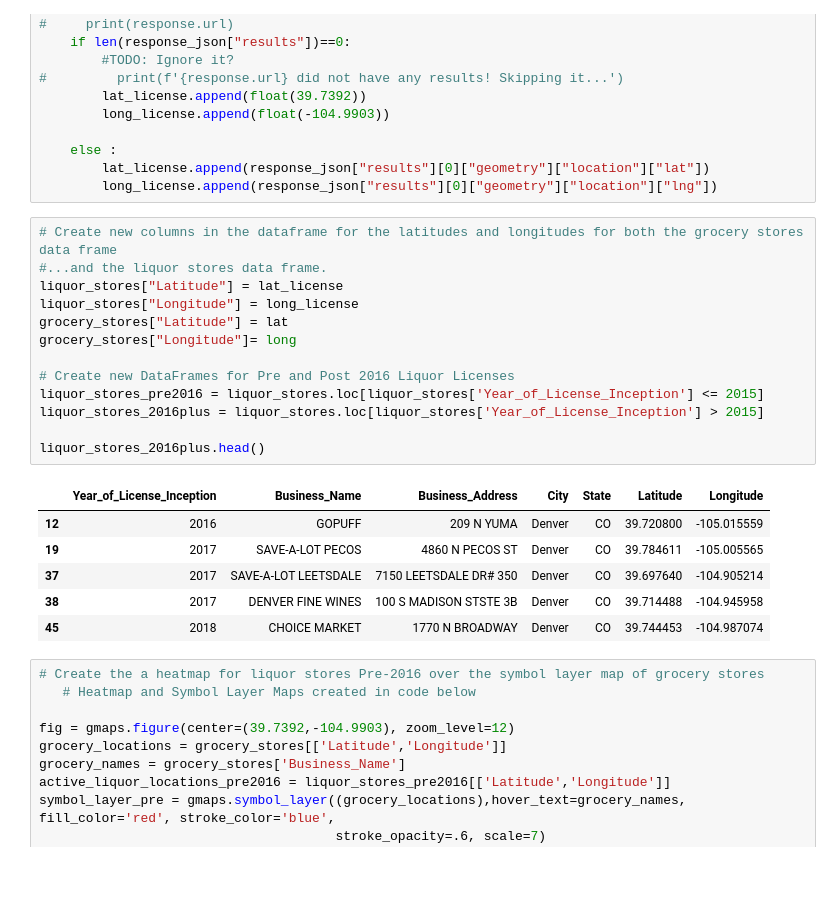
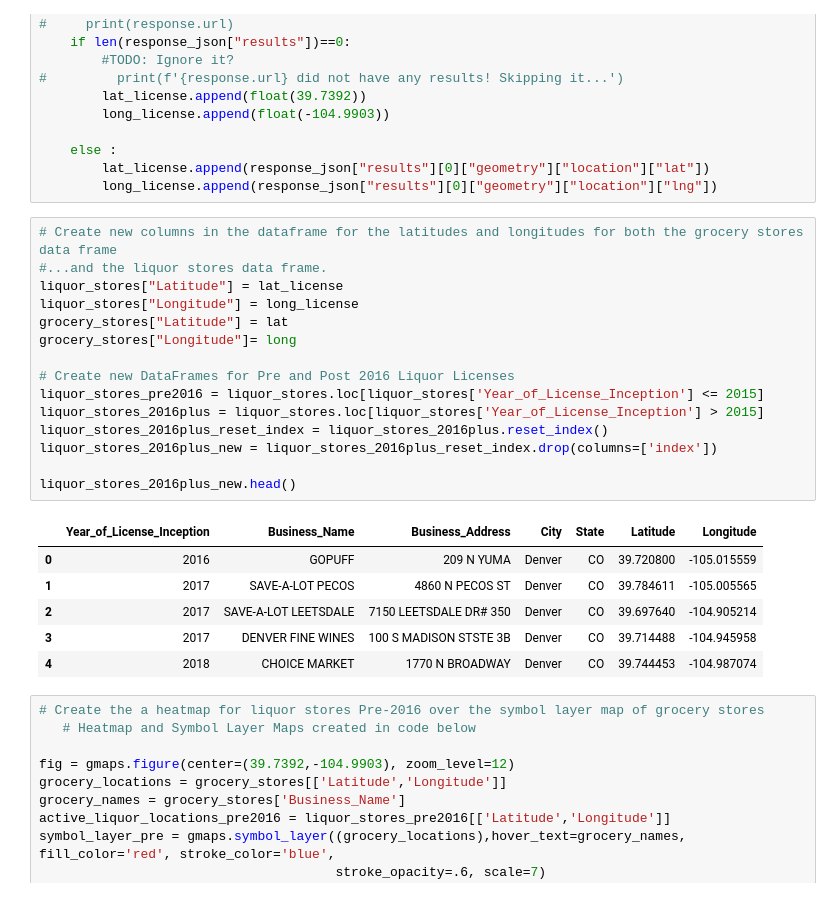
Before and after one commit to dodco2646/Final_4_Project, a Jupyter notebook: License_Project_DataFrame.ipynb, the cells around one changed output. Saved outputs shown, nothing was run; the diff lists cells and outputs as text.

```diff
--- a/License_Project_DataFrame.ipynb
+++ b/License_Project_DataFrame.ipynb
@@ -401,23 +421,25 @@ for address in latlongslicences:
 # %%
 # Create new columns in the dataframe for the latitudes and longitudes for both the grocery stores data frame
 #...and the liquor stores data frame.
 liquor_stores["Latitude"] = lat_license
 liquor_stores["Longitude"] = long_license
 grocery_stores["Latitude"] = lat
 grocery_stores["Longitude"]= long
 
 # Create new DataFrames for Pre and Post 2016 Liquor Licenses
 liquor_stores_pre2016 = liquor_stores.loc[liquor_stores['Year_of_License_Inception'] <= 2015]
 liquor_stores_2016plus = liquor_stores.loc[liquor_stores['Year_of_License_Inception'] > 2015]
+liquor_stores_2016plus_reset_index = liquor_stores_2016plus.reset_index()
+liquor_stores_2016plus_new = liquor_stores_2016plus_reset_index.drop(columns=['index'])
 
-liquor_stores_2016plus.head()
+liquor_stores_2016plus_new.head()
 # %% [output]
 |  | Year_of_License_Inception | Business_Name | Business_Address | City | State | Latitude | Longitude |
-| 12 | 2016 | GOPUFF | 209 N YUMA | Denver | CO | 39.720800 | -105.015559 |
-| 19 | 2017 | SAVE-A-LOT PECOS | 4860 N PECOS ST | Denver | CO | 39.784611 | -105.005565 |
-| 37 | 2017 | SAVE-A-LOT LEETSDALE | 7150 LEETSDALE DR# 350 | Denver | CO | 39.697640 | -104.905214 |
-| 38 | 2017 | DENVER FINE WINES | 100 S MADISON STSTE 3B | Denver | CO | 39.714488 | -104.945958 |
-| 45 | 2018 | CHOICE MARKET | 1770 N BROADWAY | Denver | CO | 39.744453 | -104.987074 |
+| 0 | 2016 | GOPUFF | 209 N YUMA | Denver | CO | 39.720800 | -105.015559 |
+| 1 | 2017 | SAVE-A-LOT PECOS | 4860 N PECOS ST | Denver | CO | 39.784611 | -105.005565 |
+| 2 | 2017 | SAVE-A-LOT LEETSDALE | 7150 LEETSDALE DR# 350 | Denver | CO | 39.697640 | -104.905214 |
+| 3 | 2017 | DENVER FINE WINES | 100 S MADISON STSTE 3B | Denver | CO | 39.714488 | -104.945958 |
+| 4 | 2018 | CHOICE MARKET | 1770 N BROADWAY | Denver | CO | 39.744453 | -104.987074 |
 # %%
 # Create the a heatmap for liquor stores Pre-2016 over the symbol layer map of grocery stores
    # Heatmap and Symbol Layer Maps created in code below
```
Also changed, not shown: parts of 5 cells of this notebook, 1 other file.
